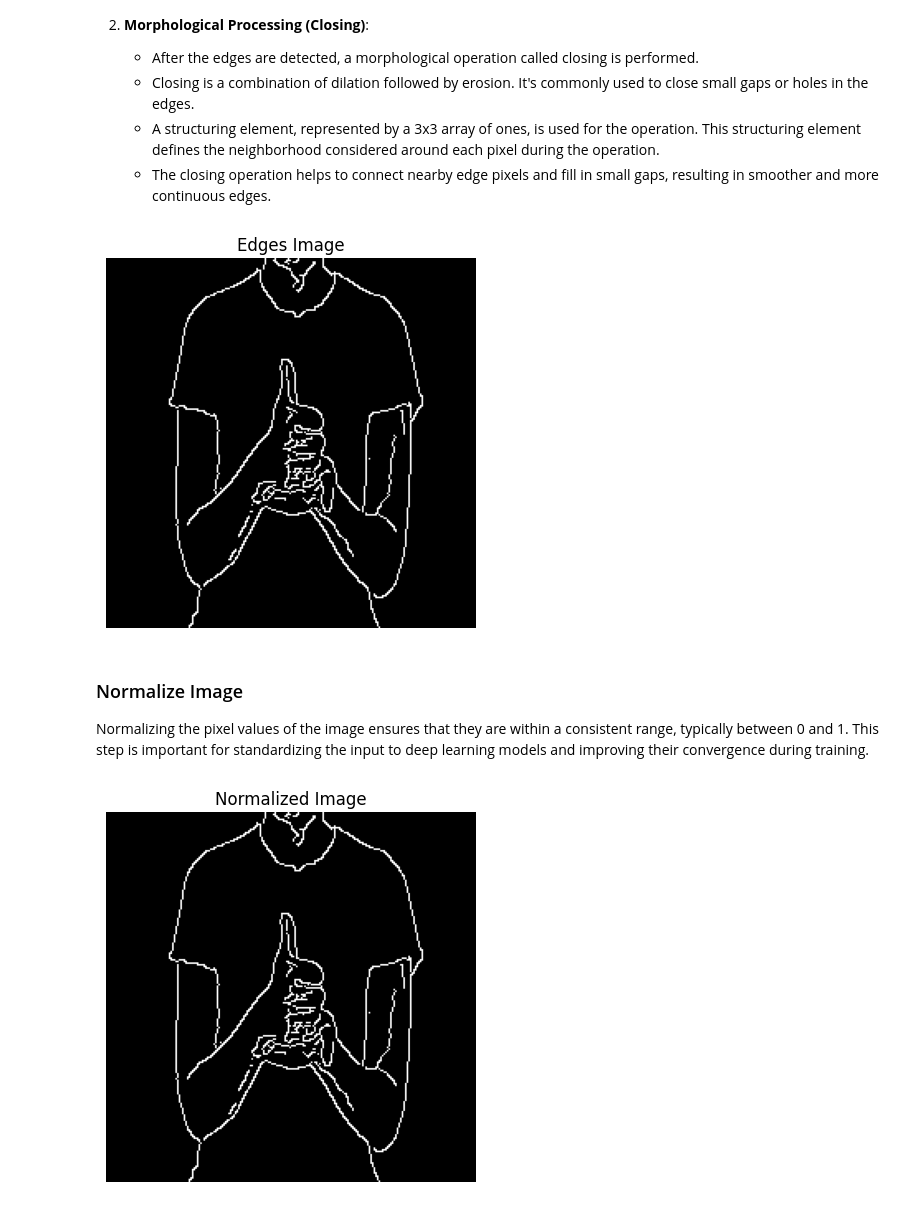
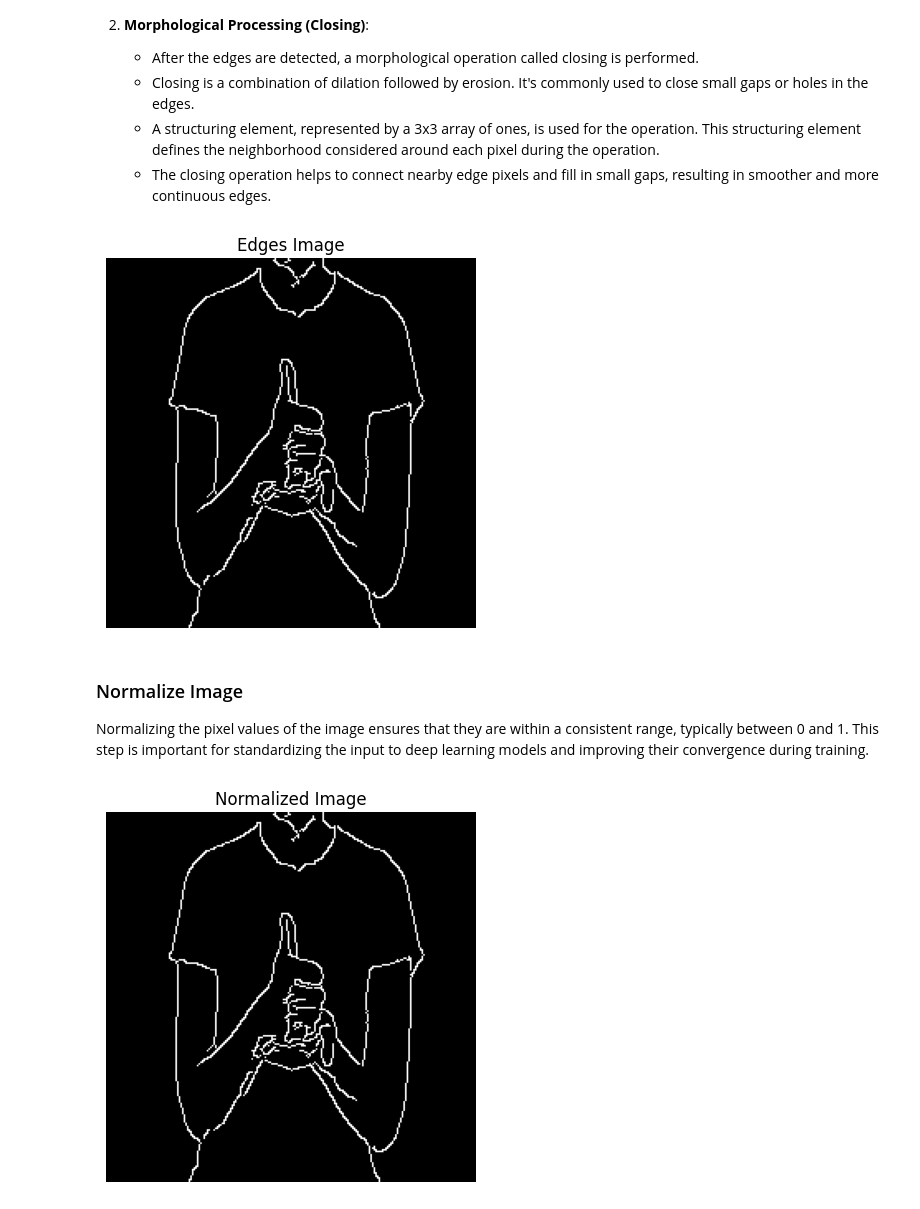
Before and after one commit to ezebellver/echoflow, a Jupyter notebook: notebooks/preprocessing_pipeline_demo.ipynb, the cells around one changed output. Drawn from its saved outputs; the diff is of its cells as text; code cells hidden in the pictures.

```diff
--- a/notebooks/preprocessing_pipeline_demo.ipynb
+++ b/notebooks/preprocessing_pipeline_demo.ipynb
@@ -10,21 +10,21 @@ In this step, we load the input image and resize it to a predefined target size.
 # %%
-import cv2
-import matplotlib.pyplot as plt
-
 # Load input image
 input_image = cv2.imread("..\\data\\sign_example.jpg")
 
-# Convert BGR to RGB
-input_image_rgb = input_image#cv2.cvtColor(input_image, cv2.COLOR_BGR2RGB)
+# Create an instance of ImageProcessor with input image
+image_processor = ImageProcessor(input_image)
+
+# Convert image to grayscale
+image_processor.convert_to_grayscale()
 
 # Define target size for resizing
 target_size = (224, 224)
 
 # Resize the image
-resized_image = resize_image(input_image_rgb, target_size)
+resized_image = image_processor.resize_image(target_size)
 
 # Display resized image
-plt.imshow(resized_image)
+plt.imshow(resized_image, cmap='gray')
 plt.title("Resized Image")
 plt.axis('off')
 plt.show()
@@ -60,23 +60,23 @@ This function applies edge detection using the Canny edge detector followed by m
    - A structuring element, represented by a 3x3 array of ones, is used for the operation. This structuring element defines the neighborhood considered around each pixel during the operation.
    - The closing operation helps to connect nearby edge pixels and fill in small gaps, resulting in smoother and more continuous edges.
 # %%
-# Step 3: Apply adaptive thresholding
-edges_image = edge_detection(denoised_image)
+# Apply edge detection
+edges_image = image_processor.edge_detection()
 
-# Display thresholded image
+# Display edge image
 plt.imshow(edges_image, cmap='gray')
 plt.title("Edges Image")
 plt.axis('off')
 plt.show()
 # %% [output]
-[figure, old version]
+[figure, new version]
 # %% [markdown]
 ### Normalize Image
 
 Normalizing the pixel values of the image ensures that they are within a consistent range, typically between 0 and 1. This step is important for standardizing the input to deep learning models and improving their convergence during training.
 # %%
-# Step 5: Normalize pixel values
-normalized_image = normalize_image(edges_image)
+# Normalize pixel values
+normalized_image = image_processor.normalize_image()
 
 # Display normalized image
 plt.imshow(normalized_image, cmap='gray')
@@ -84,4 +84,4 @@ plt.title("Normalized Image")
 plt.axis('off')
 plt.show()
 # %% [output]
-[figure, old version]
+[figure, new version]
```
Also changed, not shown: parts of 4 cells of this notebook, 1 other file.
